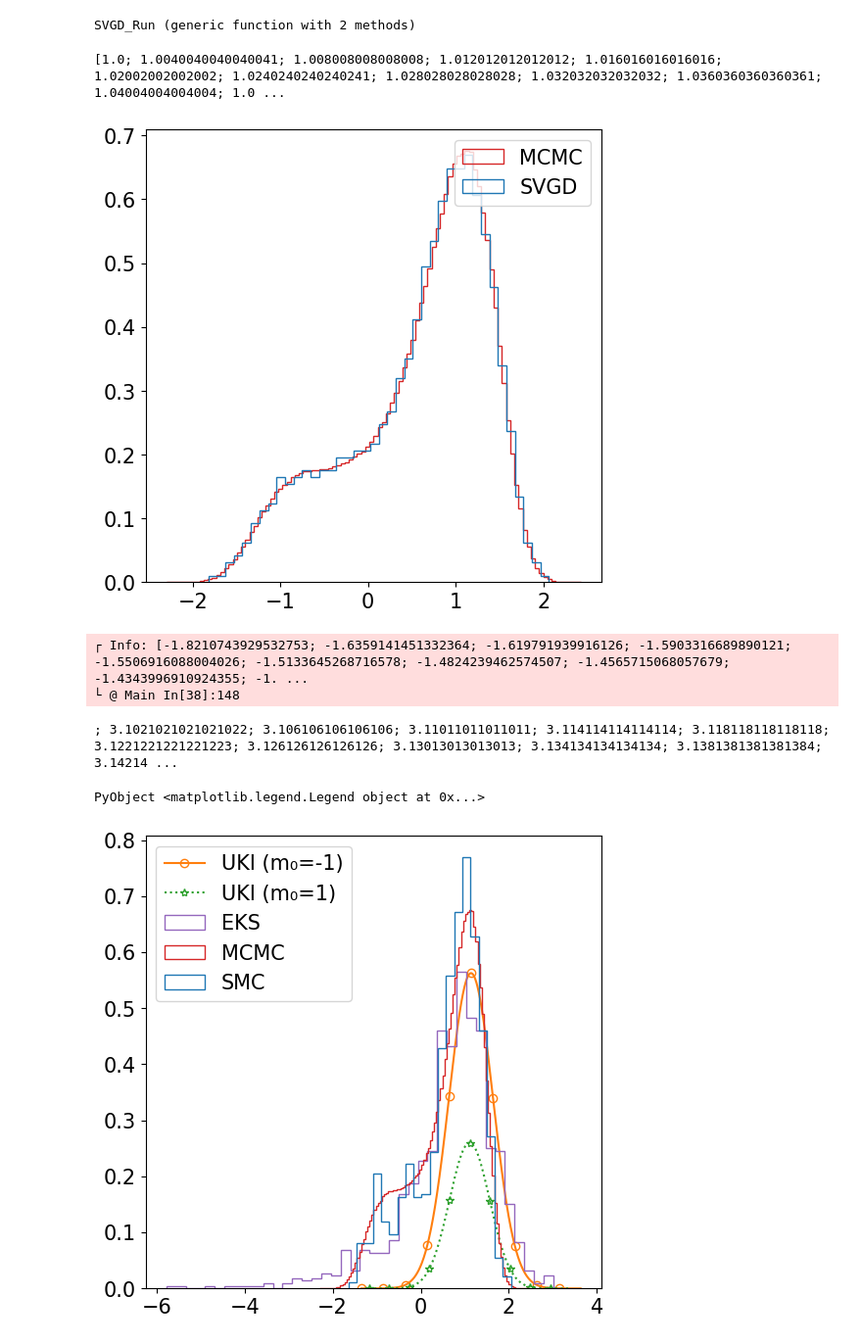
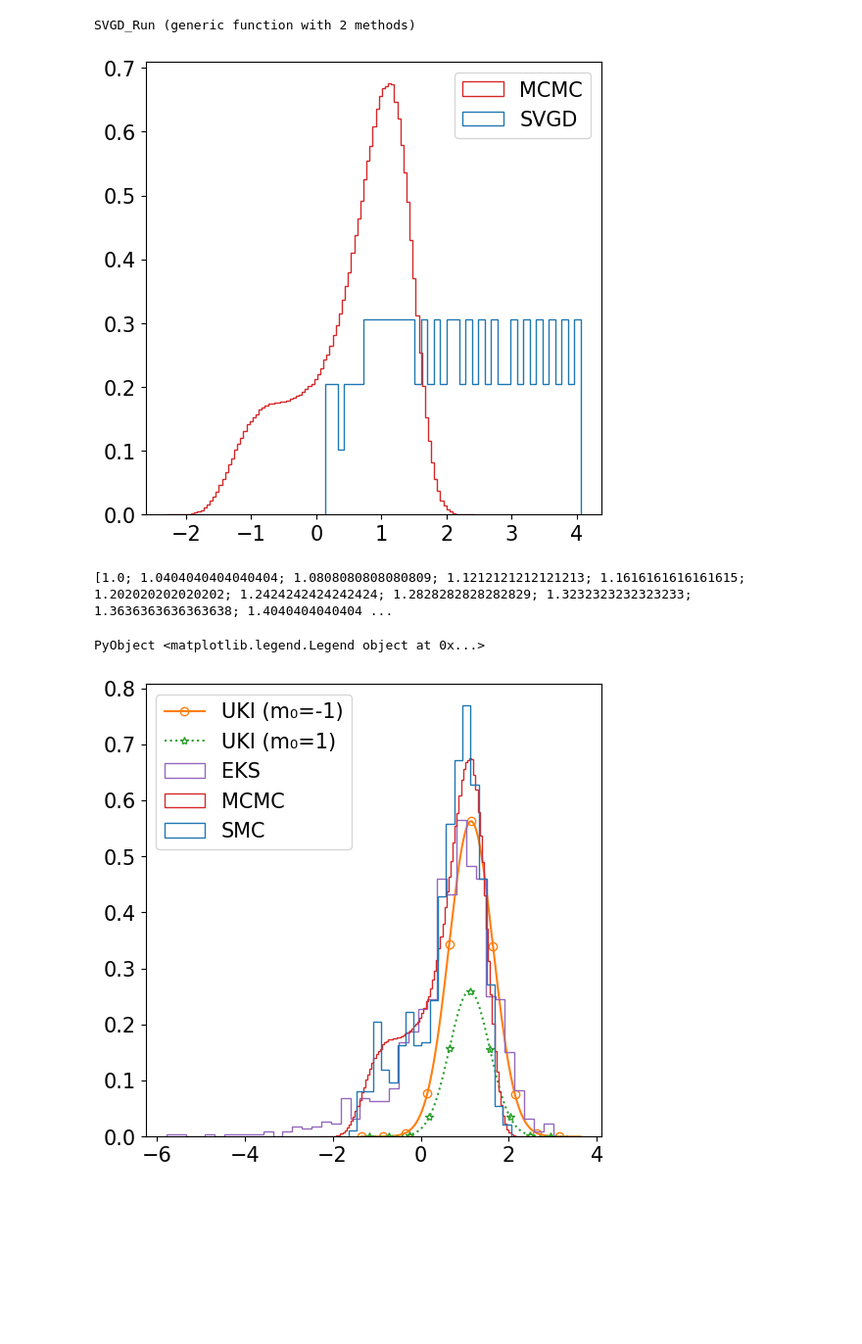
Before and after one commit to Zhengyu-Huang/InverseProblems.jl, a Jupyter notebook: Posterior/EM.ipynb, the cells around one changed output. Shown at 98% size. Saved outputs shown, nothing was run; the diff lists cells and outputs as text; code cells hidden in the pictures; blank space fills up the shorter version.

```diff
--- a/Posterior/EM.ipynb
+++ b/Posterior/EM.ipynb
@@ -639,7 +639,7 @@ function Affine_SVGD_Plot(forward, forward_aug, forward_aug_derivative;
     x_obs, Σ_ν = [y; μ_0], [σ_η^2 0.0; 0.0 σ_0^2]
 
     d = 1
-    N_ens = 1000
+    N_ens = 100
 
     xs0 = rand(Normal(μ_0, σ_0), N_ens, d)
 
@@ -648,7 +648,7 @@ function Affine_SVGD_Plot(forward, forward_aug, forward_aug_derivative;
     print(xs0)
 
 
-    N_iter = 1000
+    N_iter = 100
     Δt = 0.01
 
     # Original SVGD
@@ -665,39 +665,36 @@ function Affine_SVGD_Plot(forward, forward_aug, forward_aug_derivative;
 
 #     # Our Affine SVGD
 #     method = "derivative-free"
 #     xs_DFASVGD = copy(xs0)
 #     for i = 1:N_iter
 #         xs_DFASVGD = Affine_SVGD_update(xs_DFASVGD, Ny, s_param, forward_aug_derivative, x_obs, Σ_ν; Δt = Δt, method = method )
 #     end
 
 
     # prior distribution
     μ0,  Σ0   = [μ_0;], reshape([σ_0^2],  (d, d))
     # compute posterior distribution by MCMC
     logρ(θ) = log_bayesian_posterior(s_param, θ, forward, y, Σ_η, μ0, Σ0)
     step_length = 1.0
     N_iter , n_burn_in= 5000000, 1000000
     us = RWMCMC_Run(logρ, μ0, step_length, N_iter)
 
 
     nrows, ncols = 1, 1
     fig, ax = PyPlot.subplots(nrows=nrows, ncols=ncols, sharex=true, sharey=true, figsize=(6,6))
 
     ax.hist(us[n_burn_in:end, 1], bins = 100, density = true, histtype = "step", label="MCMC", color="C3")
     ax.hist(xs_SVGD, bins = 40, density = true, histtype = "step", label="SVGD", color="C0")
 #     ax.hist(xs_ASVGD, bins = 40, density = true, histtype = "step", label="Affine SVGD", color="C1")
 #     ax.hist(xs_DFASVGD, bins = 40, density = true, histtype = "step", label="Derivative Free Affine SVGD", color="C2")
     ax.legend()
 end
 
 Affine_SVGD_Plot(p2, p2_aug, p2_aug_derivative; θ_ref = 1.0, σ_η = 1.0, μ_0 = 3.0,  σ_0 = 2.0)
 # %% [output]
+[figure, new version]
-[1.0; 1.0040040040040041; 1.008008008008008; 1.012012012012012; 1.016016016016016; 1.02002002002002; 1.0240240240240241; 1.028028028028028; 1.032032032032032; 1.0360360360360361; 1.04004004004004; 1.0 ...
+[1.0; 1.0404040404040404; 1.0808080808080809; 1.1212121212121213; 1.1616161616161615; 1.202020202020202; 1.2424242424242424; 1.2828282828282829; 1.3232323232323233; 1.3636363636363638; 1.4040404040404 ...
-[figure, old version]
-┌ Info: [-1.8210743929532753; -1.6359141451332364; -1.619791939916126; -1.5903316689890121; -1.5506916088004026; -1.5133645268716578; -1.4824239462574507; -1.4565715068057679; -1.4343996910924355; -1. ...
-└ @ Main In[38]:148
+PyObject <matplotlib.legend.Legend object at 0x...>
-; 3.1021021021021022; 3.106106106106106; 3.11011011011011; 3.114114114114114; 3.118118118118118; 3.1221221221221223; 3.126126126126126; 3.13013013013013; 3.134134134134134; 3.1381381381381384; 3.14214 ...
-PyObject <matplotlib.legend.Legend object at 0x...>
 # %%
 Posterior_Plot(p2, p2_aug; θ_ref = 1.0, σ_η = 1.0, μ_0 = 3.0,  σ_0 = 2.0)
 # %% [output]
```
